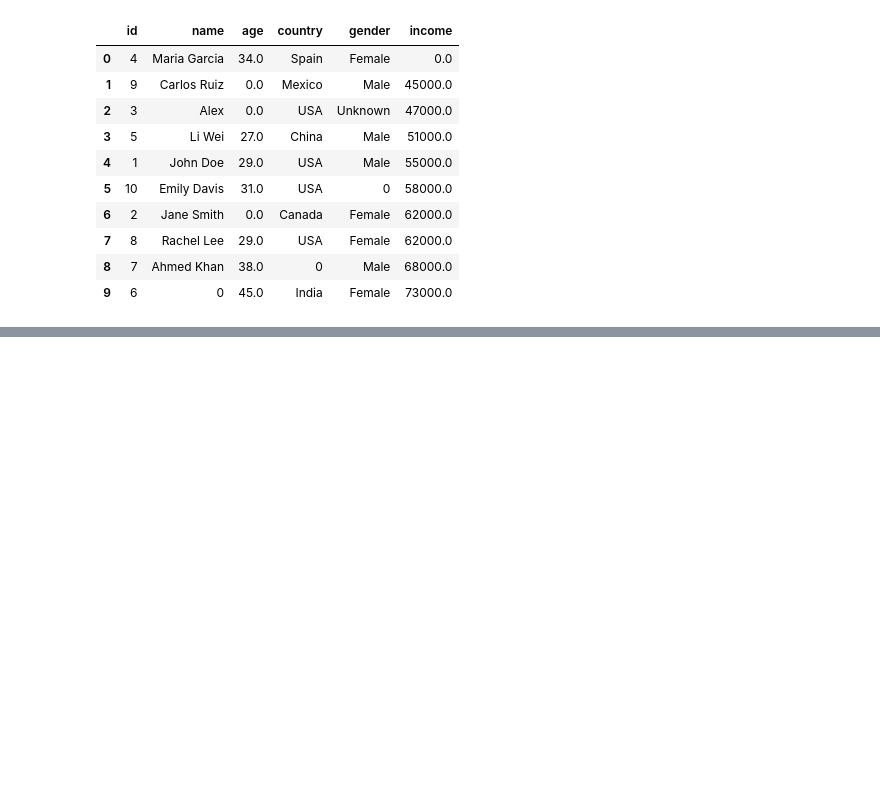
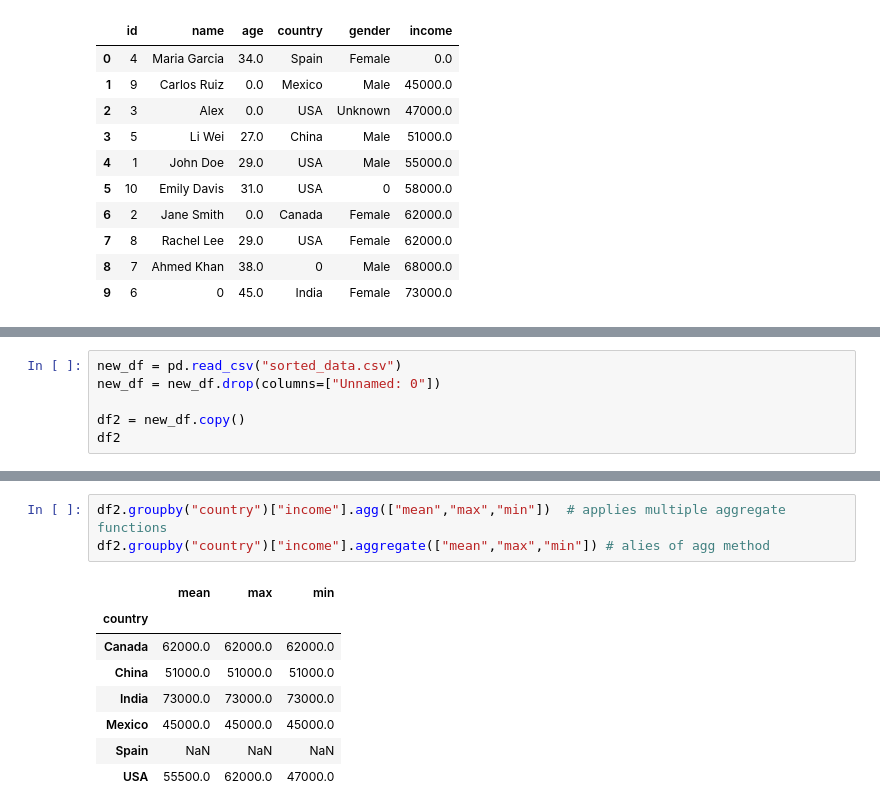
Before and after one commit to SourabhTiware/AI-ML-DS-Learning-Journey, a Jupyter notebook: 06 - Pandas par 2/Data Transformation/Data_Transformation.ipynb, the cells around one changed output, grey strips where cells are left out. Saved outputs shown, nothing was run; the diff lists cells and outputs as text; blank space fills up the shorter version.

```diff
--- a/06 - Pandas par 2/Data Transformation/Data_Transformation.ipynb
+++ b/06 - Pandas par 2/Data Transformation/Data_Transformation.ipynb
@@ -781,0 +784,6 @@ df2
+# %%
+new_df = pd.read_csv("sorted_data.csv")
+new_df = new_df.drop(columns=["Unnamed: 0"])
+
+df2 = new_df.copy()
+df2
@@ -781,0 +848,12 @@ df2
+# %%
+df2.groupby("country")["income"].agg(["mean","max","min"])  # applies multiple aggregate functions
+df2.groupby("country")["income"].aggregate(["mean","max","min"]) # alies of agg method
+# %% [output]
+|  | mean | max | min |
+| country |  |  |  |
+| Canada | 62000.0 | 62000.0 | 62000.0 |
+| China | 51000.0 | 51000.0 | 51000.0 |
+| India | 73000.0 | 73000.0 | 73000.0 |
+| Mexico | 45000.0 | 45000.0 | 45000.0 |
+| Spain | NaN | NaN | NaN |
+| USA | 55500.0 | 62000.0 | 47000.0 |
```
Also changed, not shown: parts of 10 cells of this notebook, 1 other file.
